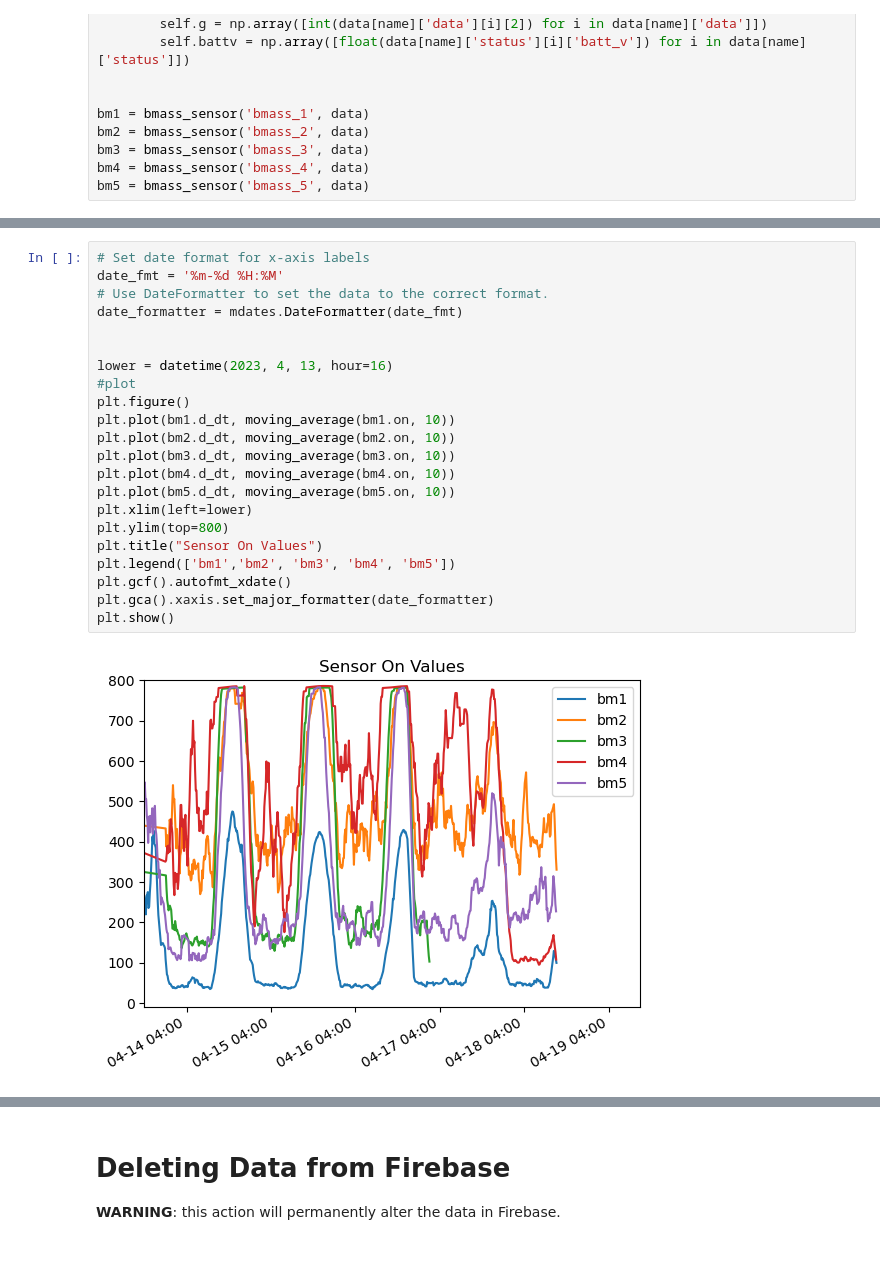
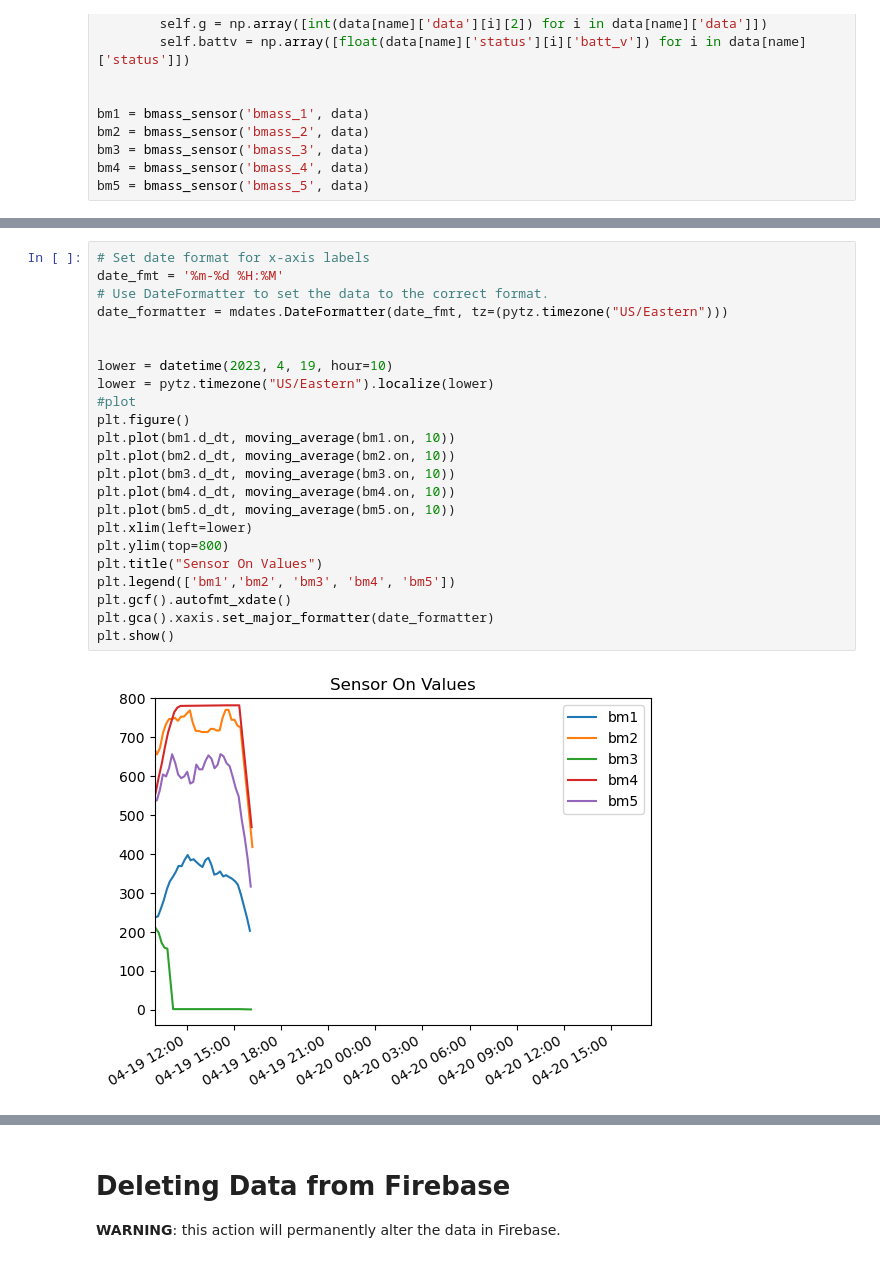
Before and after one commit to wFairmanOlin/Biomass, a Jupyter notebook: data/process_data.ipynb, the cells around one changed output, grey strips where cells are left out. Cells and saved outputs as stored; diff of their text form.

```diff
--- a/data/process_data.ipynb
+++ b/data/process_data.ipynb
@@ -143,27 +130,28 @@ bm5:  2023-04-18 09:02:18-04:00   531   252   7005
 # %%
 # Set date format for x-axis labels
 date_fmt = '%m-%d %H:%M'
 # Use DateFormatter to set the data to the correct format.
-date_formatter = mdates.DateFormatter(date_fmt)
+date_formatter = mdates.DateFormatter(date_fmt, tz=(pytz.timezone("US/Eastern")))
 
 
-lower = datetime(2023, 4, 13, hour=16)
+lower = datetime(2023, 4, 19, hour=10)
+lower = pytz.timezone("US/Eastern").localize(lower)
 #plot
 plt.figure()
 plt.plot(bm1.d_dt, moving_average(bm1.on, 10))
 plt.plot(bm2.d_dt, moving_average(bm2.on, 10))
 plt.plot(bm3.d_dt, moving_average(bm3.on, 10))
 plt.plot(bm4.d_dt, moving_average(bm4.on, 10))
 plt.plot(bm5.d_dt, moving_average(bm5.on, 10))
 plt.xlim(left=lower)
 plt.ylim(top=800)
 plt.title("Sensor On Values")
 plt.legend(['bm1','bm2', 'bm3', 'bm4', 'bm5'])
 plt.gcf().autofmt_xdate()
 plt.gca().xaxis.set_major_formatter(date_formatter)
 plt.show()
 # %% [output]
-[figure, old version]
+[figure, new version]
 # %%
 bm1_t = mdates.date2num(bm1.s_dt)
 bm2_t = mdates.date2num(bm2.s_dt)
```
Also changed, not shown: parts of 6 cells of this notebook.
